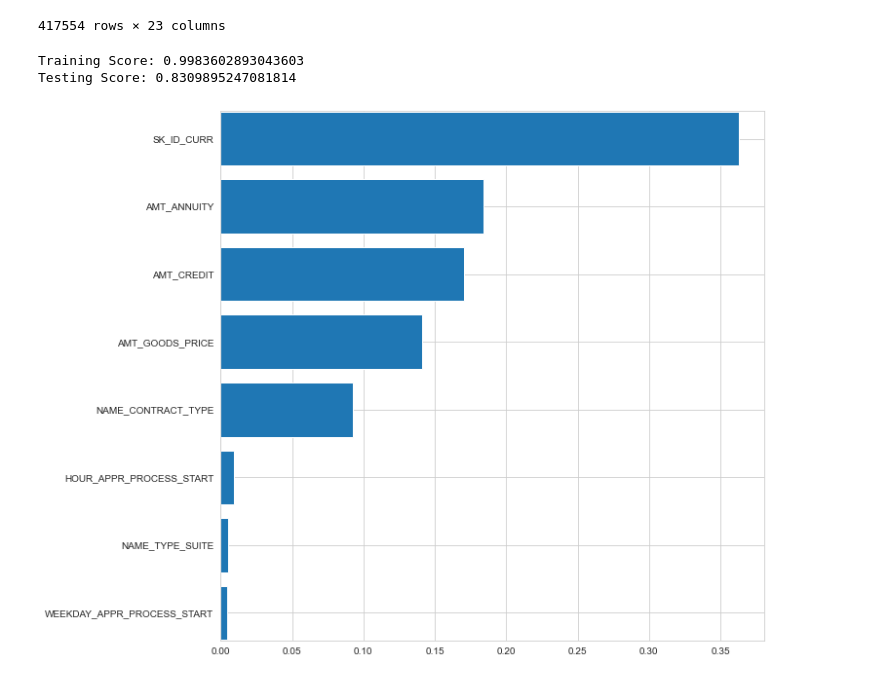
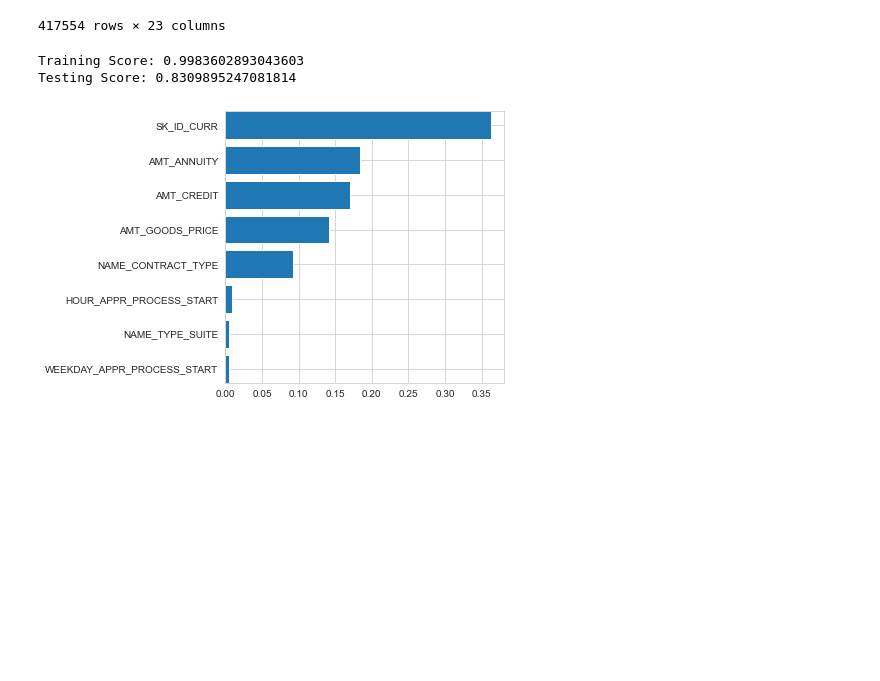
Before and after one commit to rashmirekha27/Loan_Officers, a Jupyter notebook: optimized_workbook.ipynb, the cells around one changed output. Drawn from its saved outputs; the diff is of its cells as text; code cells hidden in the pictures; blank space fills up the shorter version.

```diff
--- a/optimized_workbook.ipynb
+++ b/optimized_workbook.ipynb
@@ -1606,32 +1579,32 @@ processed_data2
 | 1175986 | -0.000376 | -0.615743 | -0.316481 | -0.305592 | 0.155203 | 1.0 | ... |
 | 1255307 | -0.000376 | -0.615743 | -0.316481 | -0.857054 | 0.155203 | 1.0 | ... |
 417554 rows × 23 columns
-# %%
-# Create model for RandomForestClassifier as an alternative for the linear regression in hopes of producing a more
-# accurate model
-
-clf = RandomForestClassifier(random_state=1, n_estimators=100).fit(processed_data, y_train)
-print(f'Training Score: {clf.score(processed_data, y_train)}')
-print(f'Testing Score: {clf.score(processed_data2, y_test)}')
-# %% [output]
-Training Score: 0.9983602893043603
-Testing Score: 0.8309895247081814
+# %%
+# Create model for RandomForestClassifier as an alternative for the linear regression in hopes of producing a more
+# accurate model
+
+clf = RandomForestClassifier(random_state=1, n_estimators=100).fit(processed_data, y_train)
+print(f'Training Score: {clf.score(processed_data, y_train)}')
+print(f'Testing Score: {clf.score(processed_data2, y_test)}')
+# %% [output]
+Training Score: 0.9983602893043603
+Testing Score: 0.8309895247081814
 # %%
 # Find the feature importances
 feature_importances = clf.feature_importances_
 # %%
 # graph the feature by level of importance
 features = sorted(zip(X.columns, clf.feature_importances_), key = lambda x: x[1])
 cols = [f[0] for f in features]
 width = [f[1] for f in features]
 
 fig, ax = plt.subplots()
 
-fig.set_size_inches(10,10)
+fig.set_size_inches(5,5)
 plt.margins(y=0.001)
 
 ax.barh(y=cols, width=width)
 
 plt.show()
 # %% [output]
-[figure, old version]
+[figure, new version]
```
Also changed, not shown: parts of 9 cells of this notebook, 2 other files.
